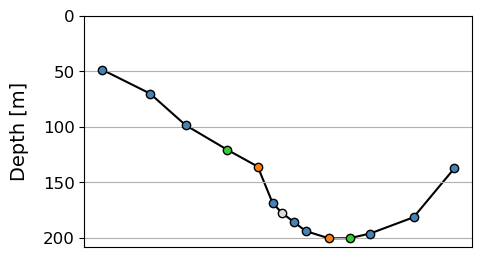
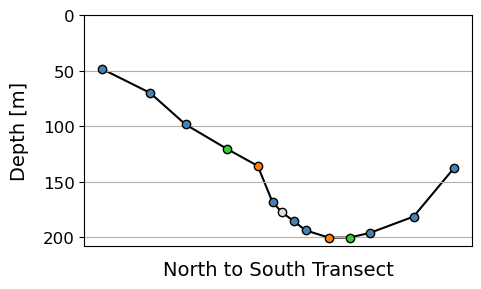
The change to this notebook cell's code, shown as a diff; its figure went from the first image to the second:
--- before
+++ after
@@ -20,5 +20,5 @@
     ax.scatter(row.ysc, row.total_depth, c=color, edgecolor='black', zorder=2)
 
-ax.set_xlabel('')
+ax.set_xlabel('North to South Transect', fontsize=14, labelpad=10)
 ax.set_ylabel('Depth [m]', fontsize=14, labelpad=10)
 ax.set_xticks([])

Commit: Figures for research proposal presentation